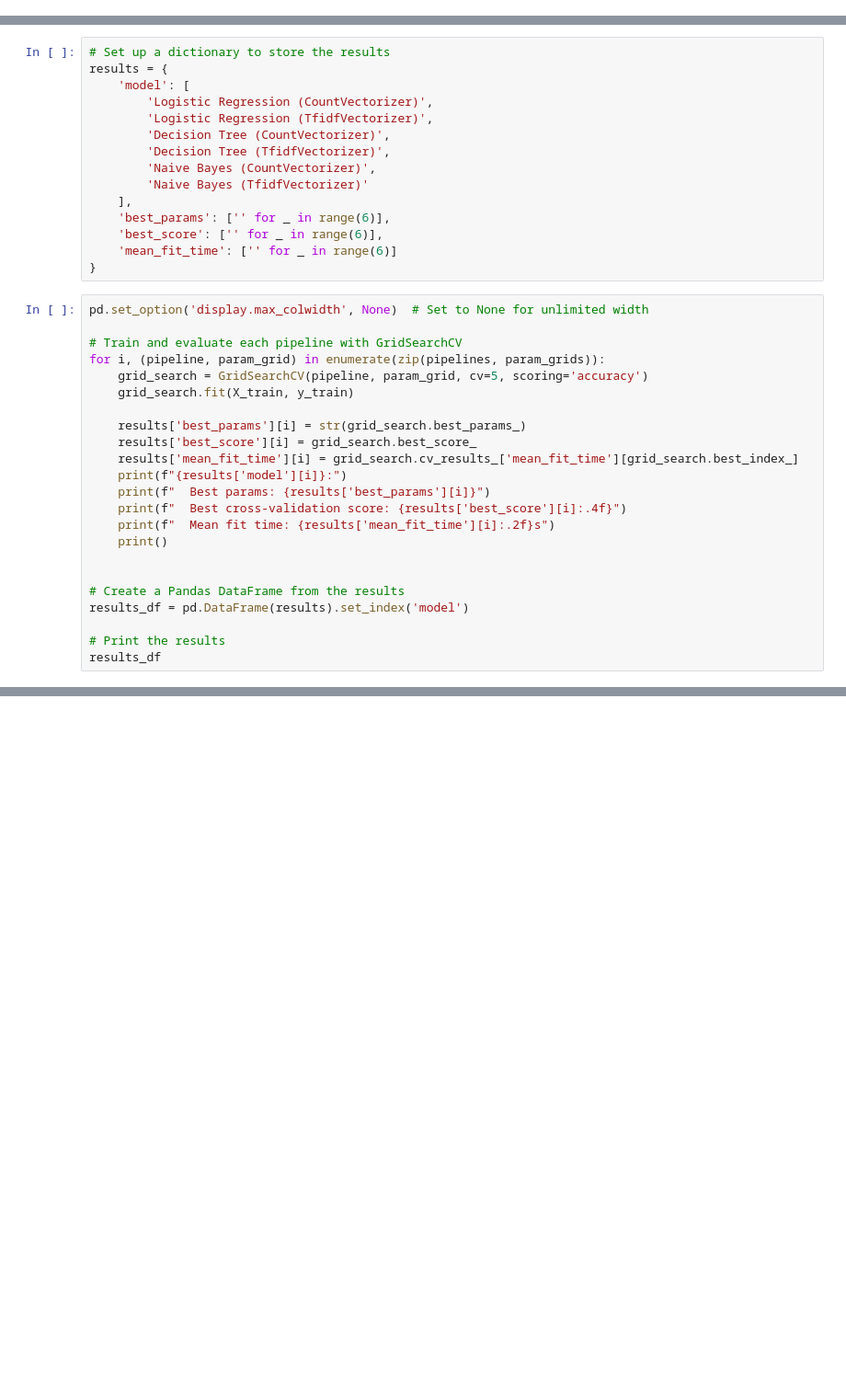
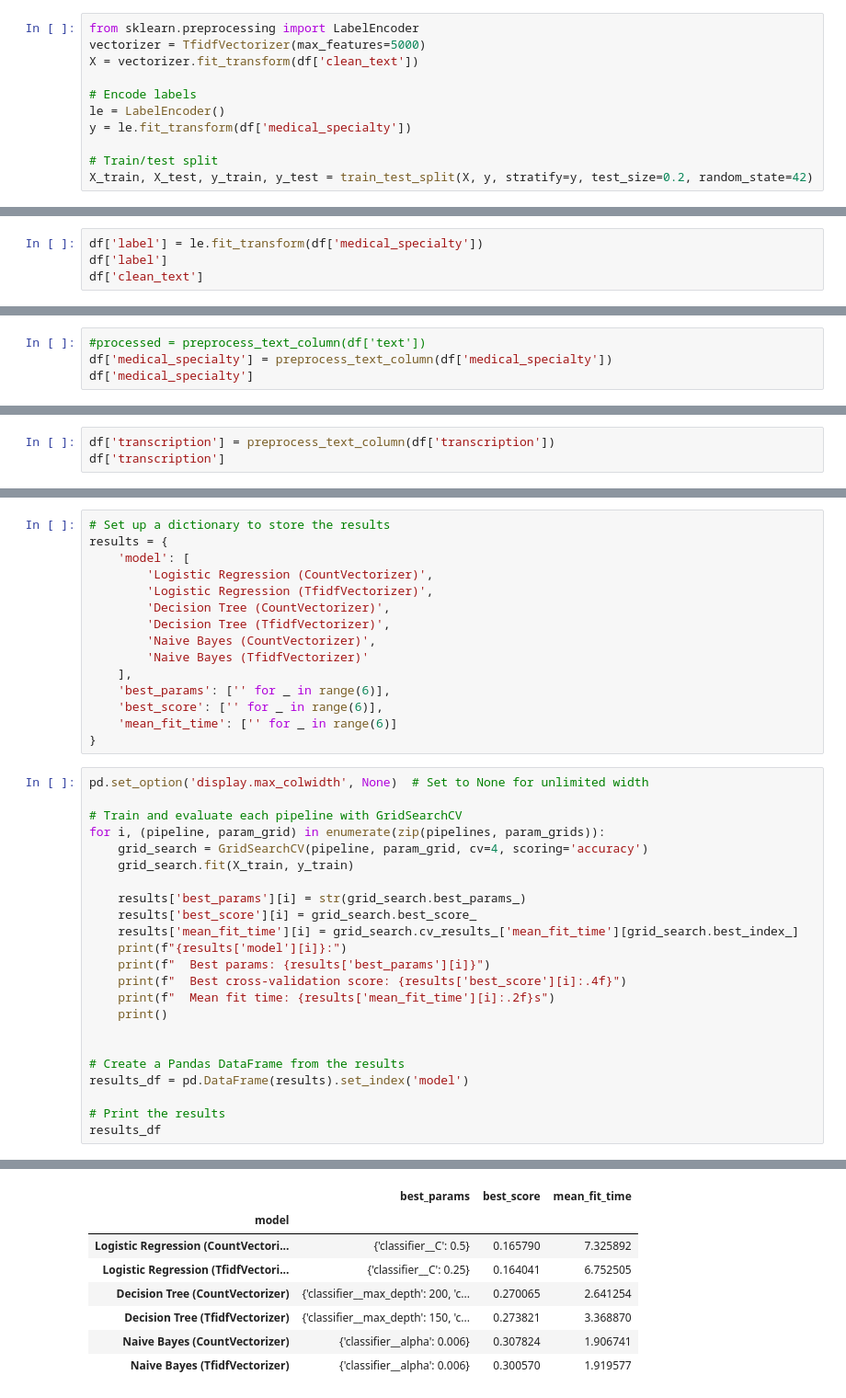
Before and after one commit to MRiDeb/Text-Classification, a Jupyter notebook: Text_Classification1.ipynb, the cells around one changed output, grey strips where cells are left out. Shown at 92% size. Drawn from its saved outputs; the diff is of its cells as text; blank space fills up the shorter version.

```diff
--- a/Text_Classification1.ipynb
+++ b/Text_Classification1.ipynb
@@ -83,0 +201,11 @@ def preprocess_text(text):
+# %%
+from sklearn.preprocessing import LabelEncoder
+vectorizer = TfidfVectorizer(max_features=5000)
+X = vectorizer.fit_transform(df['clean_text'])
+
+# Encode labels
+le = LabelEncoder()
+y = le.fit_transform(df['medical_specialty'])
+
+# Train/test split
+X_train, X_test, y_train, y_test = train_test_split(X, y, stratify=y, test_size=0.2, random_state=42)
@@ -83,0 +297,4 @@ def preprocess_text(text):
+# %%
+df['label'] = le.fit_transform(df['medical_specialty'])
+df['label']
+df['clean_text']
@@ -83,0 +479,4 @@ def preprocess_text(text):
+# %%
+#processed = preprocess_text_column(df['text'])
+df['medical_specialty'] = preprocess_text_column(df['medical_specialty'])
+df['medical_specialty']
@@ -83,0 +496,3 @@ def preprocess_text(text):
+# %%
+df['transcription'] = preprocess_text_column(df['transcription'])
+df['transcription']
@@ -158,7 +590,7 @@ pd.set_option('display.max_colwidth', None)  # Set to None for unlimited width
 
 # Train and evaluate each pipeline with GridSearchCV
 for i, (pipeline, param_grid) in enumerate(zip(pipelines, param_grids)):
-    grid_search = GridSearchCV(pipeline, param_grid, cv=5, scoring='accuracy')
+    grid_search = GridSearchCV(pipeline, param_grid, cv=4, scoring='accuracy')
     grid_search.fit(X_train, y_train)
 
     results['best_params'][i] = str(grid_search.best_params_)
@@ -183,0 +667,8 @@ You can try to debug the error by setting error_score='raise'.
+|  | best_params | best_score | mean_fit_time |
+| model |  |  |  |
+| Logistic Regression (CountVectori... | {'classifier__C': 0.5} | 0.165790 | 7.325892 |
+| Logistic Regression (TfidfVectori... | {'classifier__C': 0.25} | 0.164041 | 6.752505 |
+| Decision Tree (CountVectorizer) | {'classifier__max_depth': 200, 'c... | 0.270065 | 2.641254 |
+| Decision Tree (TfidfVectorizer) | {'classifier__max_depth': 150, 'c... | 0.273821 | 3.368870 |
+| Naive Bayes (CountVectorizer) | {'classifier__alpha': 0.006} | 0.307824 | 1.906741 |
+| Naive Bayes (TfidfVectorizer) | {'classifier__alpha': 0.006} | 0.300570 | 1.919577 |
```
Also changed, not shown: parts of 46 cells of this notebook.
